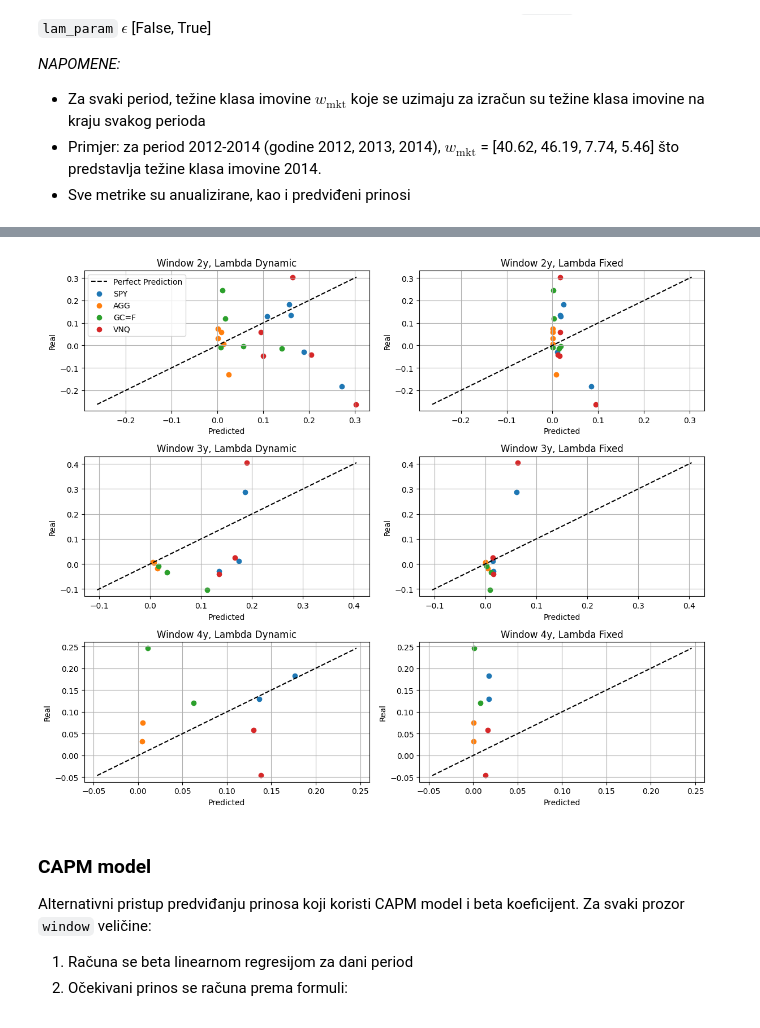
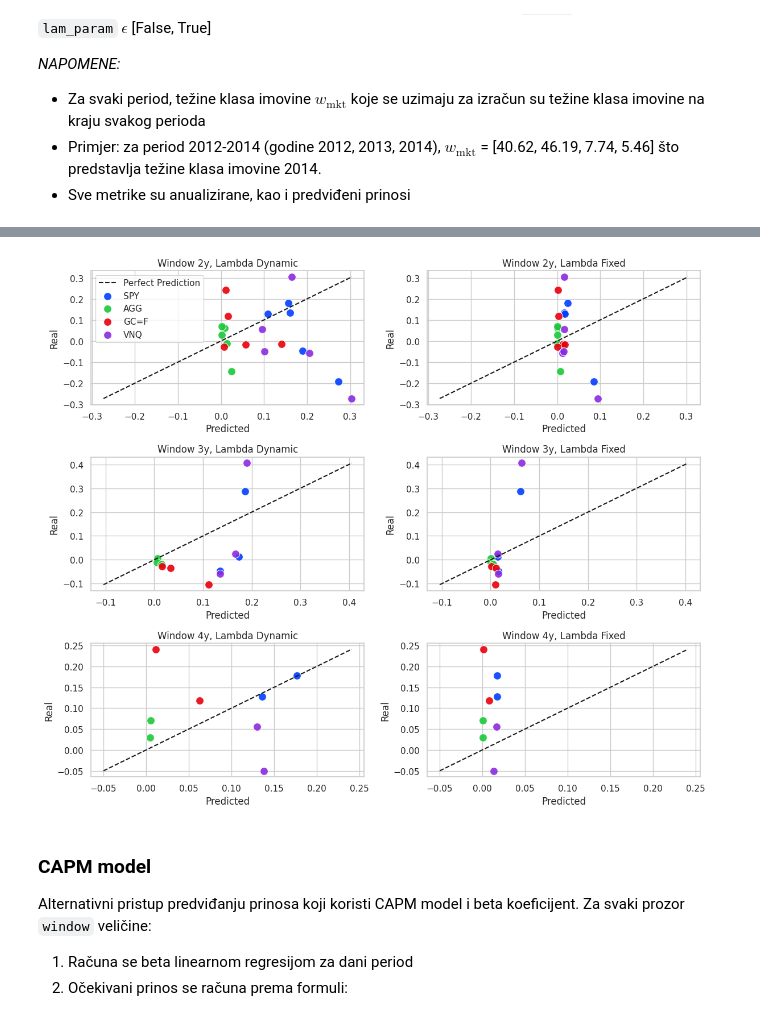
Before and after one commit to evucelic/EQ-Performance-Backtesting, a Jupyter notebook: project.ipynb, the cells around one changed output, grey strips where cells are left out. Drawn from its saved outputs; the diff is of its cells as text; code cells hidden in the pictures.

```diff
--- a/project.ipynb
+++ b/project.ipynb
@@ -3,8 +3,10 @@ import yfinance as yf
 import pandas as pd
 import matplotlib.pyplot as plt
 import warnings
+import seaborn as sns
 
 warnings.simplefilter(action='ignore', category=FutureWarning)
+sns.set_theme(color_codes=True, style='whitegrid')
 # %% [markdown]
 # Učitavanje podataka
 
@@ -309,9 +367,17 @@ for idx, stock in enumerate(excess_change.columns):
     beta = result.loc[stock, "Beta"]
     alpha = result.loc[stock, "Alpha"]
 
-    axes[idx].scatter(excess_index, y, alpha=0.9)
-    y_pred = alpha + beta * excess_index
-    axes[idx].plot(excess_index, y_pred, 'r-')
+    sns.regplot(
+        x=excess_index,
+        y=y,
+        ax=axes[idx],
+        scatter_kws={'alpha': 0.7},  # Transparency for points
+        line_kws={'color': 'red'},  # Regression line color
+    )
+
+    # axes[idx].scatter(excess_index, y, alpha=0.9)
+    # y_pred = alpha + beta * excess_index
+    # axes[idx].plot(excess_index, y_pred, 'r-')
 
     axes[idx].set_title(f'{stock} (β={beta:.2f}, R²={result.loc[stock, "R_squared"]:.2f})')
     axes[idx].set_xlabel('Market Excess Return')
@@ -432,36 +498,40 @@ switch(3,False) # primjer DataFrame-a za window=3 i fiksnu lambdu
 fig, axes = plt.subplots(3, 2, figsize=(12, 10))
 axes = axes.ravel()
 index = 0
+
+colors = sns.color_palette("bright6", n_colors=len(tickers))
 
 for i in range(2, 5):
     for j in [True, False]:
         result = switch(i, j)
         comparison_clean = result.dropna(subset=['Real', 'Predicted'])
         ax = axes[index]
 
         ax_min = min(comparison_clean['Predicted'].min(), comparison_clean['Real'].min())
         ax_max = max(comparison_clean['Predicted'].max(), comparison_clean['Real'].max())
         ax.plot([ax_min, ax_max], [ax_min, ax_max], 'k--', label='Perfect Prediction')
 
-        for ticker in tickers:
+        for idx, ticker in enumerate(tickers):
             data = comparison_clean[comparison_clean['Ticker'] == ticker]
-            ax.scatter(data['Predicted'], data['Real'], label=ticker)
+            sns.scatterplot(data=data, x='Predicted', y='Real',
+                          label=ticker, color=colors[idx],
+                          alpha=0.9, s=100, ax=ax, legend=False)
 
         ax.set_xlabel('Predicted')
         ax.set_ylabel('Real')
         title_lambda = "Dynamic" if j else "Fixed"
         ax.set_title(f'Window {i}y, Lambda {title_lambda}')
 
         if index == 0:
             ax.legend()
 
         ax.grid(True)
         index += 1
 
 plt.tight_layout()
 plt.show()
 # %% [output]
-[figure, old version]
+[figure, new version]
 # %% [markdown]
 ### CAPM model
 
```
Also changed, not shown: parts of 12 cells of this notebook.
